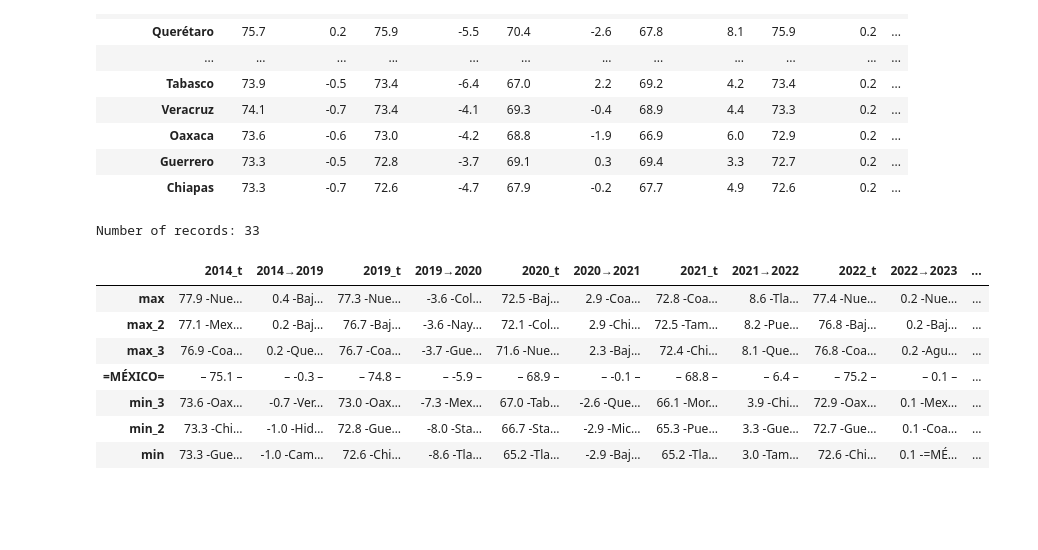
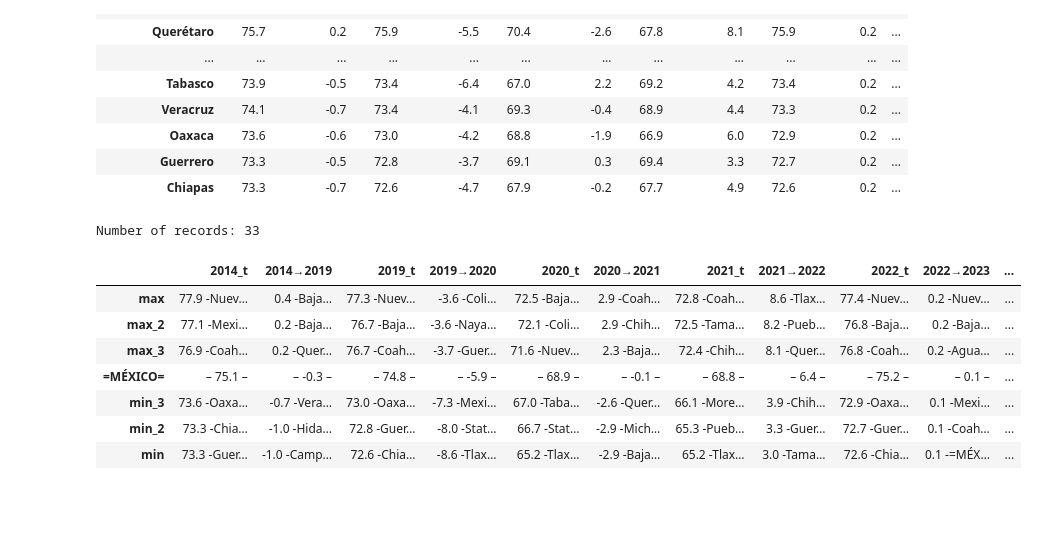
Before and after one commit to Lady3mlnm/Mini-programs-for-calculation-of-life-expectancy-in-countries, a Jupyter notebook: regions_Mexico/Mexican_table-v2_&_v3.ipynb, the cells around one changed output. Saved outputs shown, nothing was run; the diff lists cells and outputs as text; code cells hidden in the pictures.

```diff
--- a/regions_Mexico/Mexican_table-v2_&_v3.ipynb
+++ b/regions_Mexico/Mexican_table-v2_&_v3.ipynb
@@ -39,6 +41,6 @@ df.head(3)
 # %%
 ls_cols = []
-for year in list(range(2010, 2025)):
+for year in list(range(2010, 2026)):
     ls_cols.extend([f'{year}_t', f'{year}_m', f'{year}_f'])
 
 df.columns = ls_cols
@@ -53,5 +55,5 @@ df.head(3)
 # %%
-def sort_df(df, by=['2023_t', '2023_m', '2023_f'], ascending=False):
+def sort_df(df, by=['2024_t', '2024_m', '2024_f'], ascending=False):
     df.sort_values(by=by, ascending=ascending, inplace=True)
     indexes = df.index.to_list()
     ls_change_order = ['=MÉXICO=']
@@ -91,4 +94,4 @@ df_estimation.head(3)
 # %%
-df = df[['2014_t', '2019_t', '2020_t', '2021_t', '2022_t', '2023_t', '2023_m', '2023_f']]
+df = df[['2014_t', '2019_t', '2020_t', '2021_t', '2022_t', '2023_t', '2024_t', '2024_m', '2024_f']]
 df.head(3)
 # %% [output]
@@ -104,10 +107,10 @@ def extend_df(df, prec=1):
     df.insert(loc=5, column='2020→2021', value=(df['2021_t']-df['2020_t']).round(prec))
     df.insert(loc=7, column='2021→2022', value=(df['2022_t']-df['2021_t']).round(prec))
     df.insert(loc=9, column='2022→2023', value=(df['2023_t']-df['2022_t']).round(prec))
-    df.insert(loc=11, column='2019→2023', value=(df['2023_t']-df['2019_t']).round(prec))
-    df.insert(loc=12, column='2014→2023', value=(df['2023_t']-df['2014_t']).round(prec))
-    df['2023_fΔm']  = (df['2023_f']-df['2023_m']).round(prec)
-    # df['2019→2023'] = (df['2023_t']-df['2019_t']).round(prec)
+    df.insert(loc=11, column='2023→2024', value=(df['2024_t']-df['2023_t']).round(prec))
+    df.insert(loc=13, column='2019→2024', value=(df['2024_t']-df['2019_t']).round(prec))
+    df.insert(loc=14, column='2014→2024', value=(df['2024_t']-df['2014_t']).round(prec))
+    df['2024_fΔm']  = (df['2024_f']-df['2024_m']).round(prec)
 
     return df
 
@@ -133,17 +136,17 @@ df
 | Guerrero | 73.3 | -0.5 | 72.8 | -3.7 | 69.1 | 0.3 | 69.4 | 3.3 | 72.7 | 0.2 | ... |
 | Chiapas | 73.3 | -0.7 | 72.6 | -4.7 | 67.9 | -0.2 | 67.7 | 4.9 | 72.6 | 0.2 | ... |
 # %%
-mal.min_and_max_values(df, row_center='=MÉXICO=', max_lng=4)
+mal.min_and_max_values(df, row_center='=MÉXICO=', max_lng=5)
 # %% [output]
 Number of records: 33
 |  | 2014_t | 2014→2019 | 2019_t | 2019→2020 | 2020_t | 2020→2021 | 2021_t | 2021→2022 | 2022_t | 2022→2023 | ... |
-| max | 77.9 -Nue… | 0.4 -Baj… | 77.3 -Nue… | -3.6 -Col… | 72.5 -Baj… | 2.9 -Coa… | 72.8 -Coa… | 8.6 -Tla… | 77.4 -Nue… | 0.2 -Nue… | ... |
-| max_2 | 77.1 -Mex… | 0.2 -Baj… | 76.7 -Baj… | -3.6 -Nay… | 72.1 -Col… | 2.9 -Chi… | 72.5 -Tam… | 8.2 -Pue… | 76.8 -Baj… | 0.2 -Baj… | ... |
-| max_3 | 76.9 -Coa… | 0.2 -Que… | 76.7 -Coa… | -3.7 -Gue… | 71.6 -Nue… | 2.3 -Baj… | 72.4 -Chi… | 8.1 -Que… | 76.8 -Coa… | 0.2 -Agu… | ... |
+| max | 77.9 -Nuev… | 0.4 -Baja… | 77.3 -Nuev… | -3.6 -Coli… | 72.5 -Baja… | 2.9 -Coah… | 72.8 -Coah… | 8.6 -Tlax… | 77.4 -Nuev… | 0.2 -Nuev… | ... |
+| max_2 | 77.1 -Mexi… | 0.2 -Baja… | 76.7 -Baja… | -3.6 -Naya… | 72.1 -Coli… | 2.9 -Chih… | 72.5 -Tama… | 8.2 -Pueb… | 76.8 -Baja… | 0.2 -Baja… | ... |
+| max_3 | 76.9 -Coah… | 0.2 -Quer… | 76.7 -Coah… | -3.7 -Guer… | 71.6 -Nuev… | 2.3 -Baja… | 72.4 -Chih… | 8.1 -Quer… | 76.8 -Coah… | 0.2 -Agua… | ... |
 | =MÉXICO= | – 75.1 – | – -0.3 – | – 74.8 – | – -5.9 – | – 68.9 – | – -0.1 – | – 68.8 – | – 6.4 – | – 75.2 – | – 0.1 – | ... |
-| min_3 | 73.6 -Oax… | -0.7 -Ver… | 73.0 -Oax… | -7.3 -Mex… | 67.0 -Tab… | -2.6 -Que… | 66.1 -Mor… | 3.9 -Chi… | 72.9 -Oax… | 0.1 -Mex… | ... |
-| min_2 | 73.3 -Chi… | -1.0 -Hid… | 72.8 -Gue… | -8.0 -Sta… | 66.7 -Sta… | -2.9 -Mic… | 65.3 -Pue… | 3.3 -Gue… | 72.7 -Gue… | 0.1 -Coa… | ... |
-| min | 73.3 -Gue… | -1.0 -Cam… | 72.6 -Chi… | -8.6 -Tla… | 65.2 -Tla… | -2.9 -Baj… | 65.2 -Tla… | 3.0 -Tam… | 72.6 -Chi… | 0.1 -=MÉ… | ... |
+| min_3 | 73.6 -Oaxa… | -0.7 -Vera… | 73.0 -Oaxa… | -7.3 -Mexi… | 67.0 -Taba… | -2.6 -Quer… | 66.1 -More… | 3.9 -Chih… | 72.9 -Oaxa… | 0.1 -Mexi… | ... |
+| min_2 | 73.3 -Chia… | -1.0 -Hida… | 72.8 -Guer… | -8.0 -Stat… | 66.7 -Stat… | -2.9 -Mich… | 65.3 -Pueb… | 3.3 -Guer… | 72.7 -Guer… | 0.1 -Coah… | ... |
+| min | 73.3 -Guer… | -1.0 -Camp… | 72.6 -Chia… | -8.6 -Tlax… | 65.2 -Tlax… | -2.9 -Baja… | 65.2 -Tlax… | 3.0 -Tama… | 72.6 -Chia… | 0.1 -=MÉX… | ... |
 # %% [markdown]
 <br />
 <br />
```
Also changed, not shown: parts of 9 cells of this notebook, 13 other files.
